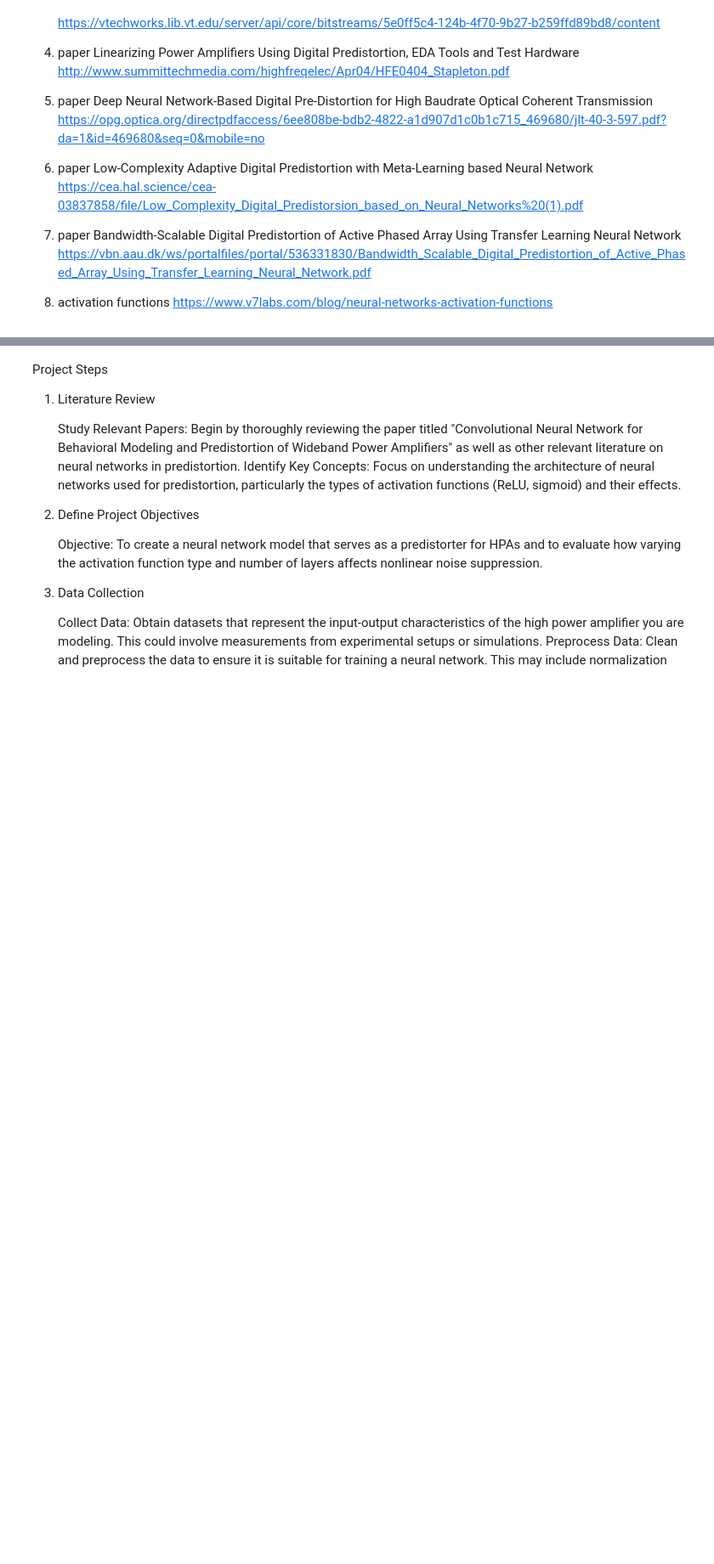
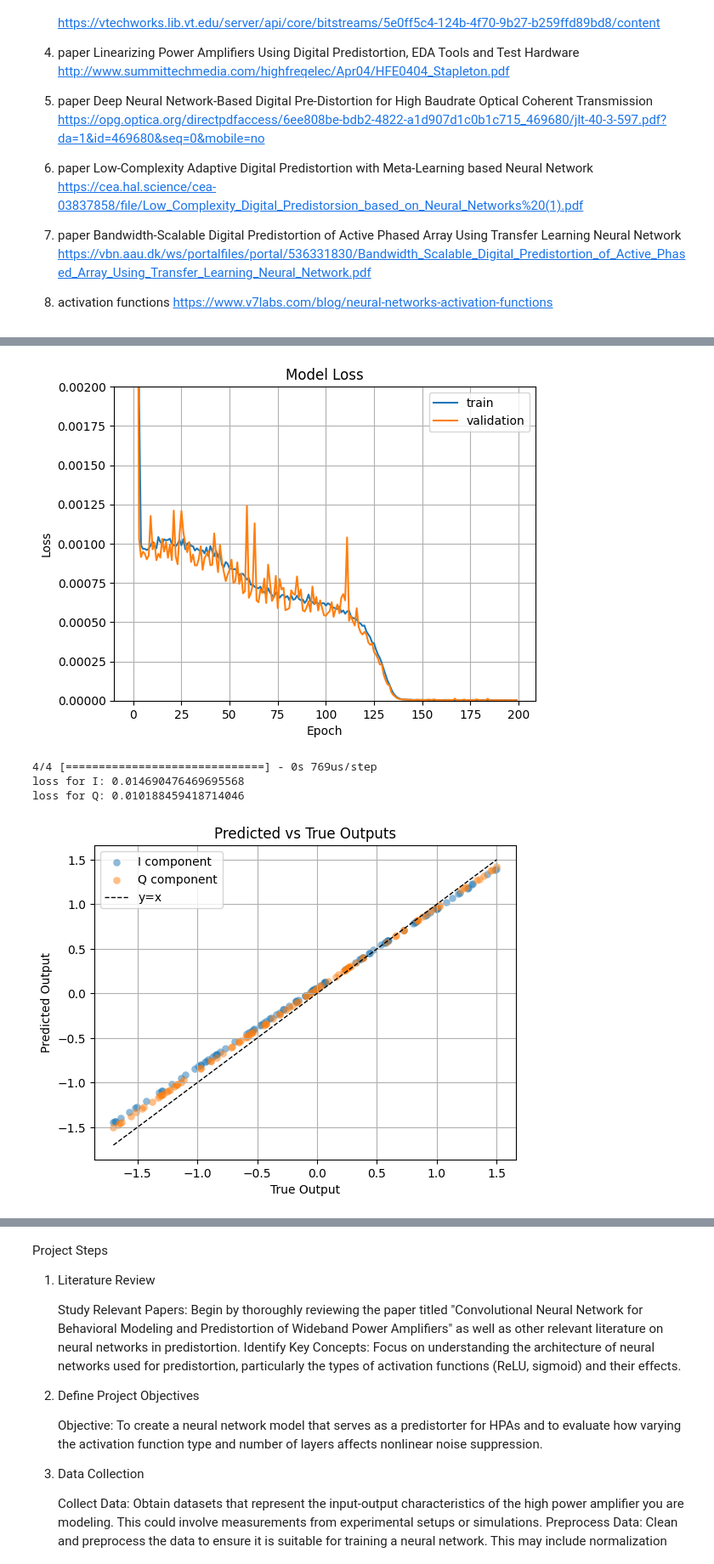
Before and after one commit to rainbowbrained/DPD_sk, a Jupyter notebook: Project.ipynb, the cells around one changed output, grey strips where cells are left out. Shown at 85% size. Drawn from its saved outputs; the diff is of its cells as text; code cells hidden in the pictures; blank space fills up the shorter version.

```diff
--- a/Project.ipynb
+++ b/Project.ipynb
@@ -47,0 +262,52 @@ https://www.v7labs.com/blog/neural-networks-activation-functions
+# %%
+def data_invert_norm(X, y):
+    I_normalized = X[:, 0]
+    Q_normalized = X[:, 1]
+    output_I_normalized = y[:, 0]
+    output_Q_normalized = y[:, 1]
+    # Invert normalization for inputs
+    I = (2 * I_normalized) - 1
+    Q = (2 * Q_normalized) - 1
+
+    # Invert normalization for outputs
+    output_I = (output_I_normalized * (1.5 + 1.7)) - 1.7
+    output_Q = (output_Q_normalized * (1.5 + 1.7)) - 1.7
+
+    return np.column_stack((I, Q)), np.column_stack((output_I, output_Q))
+# %%
+plt.plot(history_sigm.history['loss'], label='train')
+plt.plot(history_sigm.history['val_loss'], label='validation')
+plt.title('Model Loss')
+plt.ylabel('Loss')
+plt.xlabel('Epoch')
+plt.legend()
+plt.ylim([0, 0.002])
+plt.grid()
+plt.show()
+
+# Test on new data
+X_test, y_test = generate_data_normalized(100)  # Generate test data
+predictions = model_sigm.predict(X_test)
+X_test, y_test = data_invert_norm(X_test, y_test)
+_, predictions = data_invert_norm(X_test, predictions)
+
+lossI = keras.losses.mean_squared_error(y_test[:, 0], predictions[:, 0])
+lossQ = keras.losses.mean_squared_error(y_test[:, 1], predictions[:, 1])
+print('loss for I:', float(lossI),'\nloss for Q:', float(lossQ))
+
+# Compare predictions with actual outputs
+plt.scatter(y_test[:, 0], predictions[:, 0], linewidths=0.1, label='I component', alpha=0.5)
+plt.scatter(y_test[:, 1], predictions[:, 1], linewidths=0.1, label='Q component', alpha=0.5)
+plt.plot([-1.7, 1.5], [-1.7, 1.5], 'k--', linewidth=1, label='y=x')
+plt.xlabel('True Output')
+plt.ylabel('Predicted Output')
+plt.title('Predicted vs True Outputs')
+plt.legend()
+plt.grid()
+plt.show()
+# %% [output]
+[figure, added]
+4/4 [==============================] - 0s 769us/step
+loss for I: 0.014690476469695568
+loss for Q: 0.010188459418714046
+[figure, added]
```
Also changed, not shown: parts of 19 cells of this notebook.
